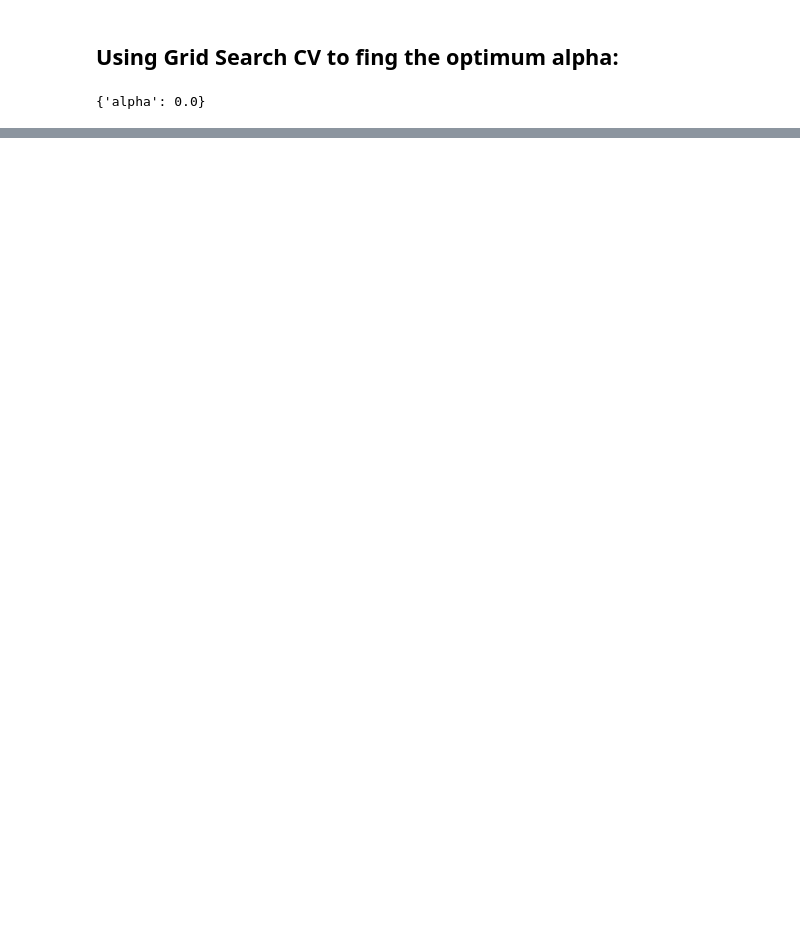
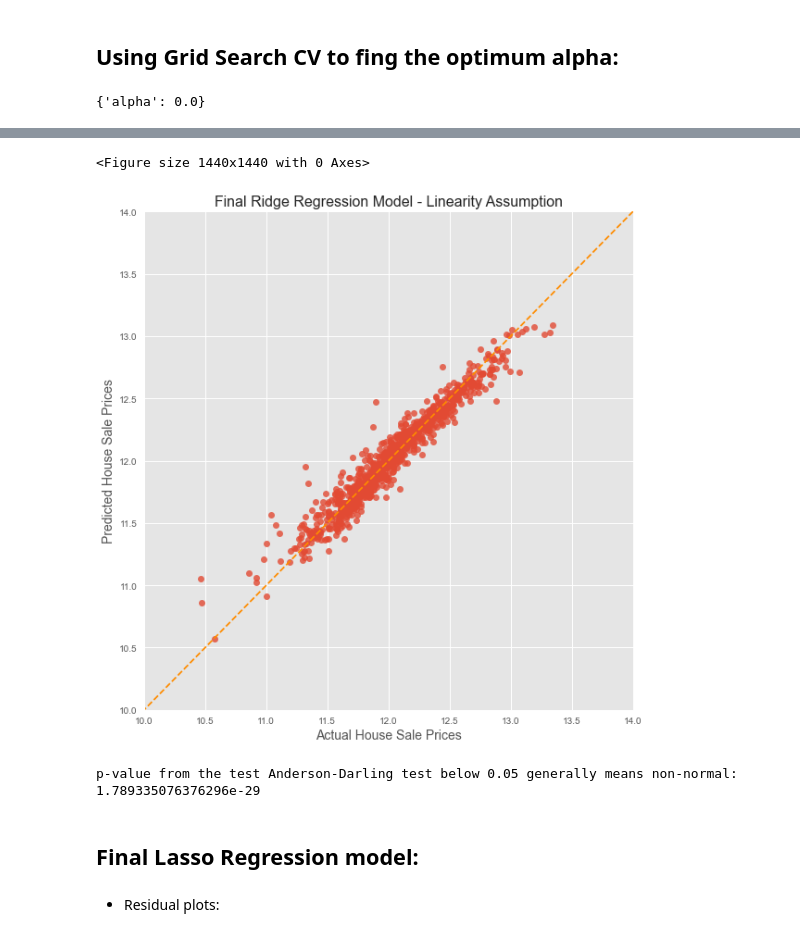
Before and after one commit to suhitasva/ML_Project, a Jupyter notebook: PLR_models.ipynb, the cells around one changed output, grey strips where cells are left out. Cells and saved outputs as stored; diff of their text form; code cells hidden in the pictures; blank space fills up the shorter version.

```diff
--- a/PLR_models.ipynb
+++ b/PLR_models.ipynb
@@ -835,0 +870,44 @@ plt.hist(residuals)
+# %%
+# Creating columns needed for assumption graphs:
+
+ridge_fin = Ridge()
+ridge_fin = ridge_fin1.set_params(alpha=11.12)
+
+trainX['house_sales_pred'] = ridge_fin.predict(trainX_trans)
+trainX['actual_sales'] = np.log(trainY)
+trainX['residual'] = trainX['actual_sales'] - trainX['house_sales_pred']
+# %%
+# Plotting the observed vs predicted values
+
+plt.figure(figsize=(20, 20))
+sns.lmplot(x='actual_sales', y='house_sales_pred', data=trainX, palette="Set2", fit_reg=False, size=8)
+
+# Plotting the diagonal line
+
+line_coords = np.arange(trainX[['actual_sales', 'house_sales_pred']].min().min()-2,
+                        trainX[['actual_sales', 'house_sales_pred']].max().max()+2)
+plt.plot(line_coords, line_coords,  # X and y points
+         color='darkorange', linestyle='--')
+
+# Labeling and graph adjustment
+
+plt.ylabel('Predicted House Sale Prices', fontsize=14)
+plt.xlabel('Actual House Sale Prices', fontsize=14)
+plt.title('Final Ridge Regression Model - Linearity Assumption', fontsize=16)
+plt.xlim(10, 14)
+plt.ylim(10, 14)
+plt.show()
+# %% [output]
+<Figure size 1440x1440 with 0 Axes>
+[figure, added]
+# %%
+# Performing the Anderson- Darling test on the residuals
+
+p_value = normal_ad(trainX['residual'])[1]
+print('p-value from the test Anderson-Darling test below 0.05 generally means non-normal:', p_value)
+# %% [output]
+p-value from the test Anderson-Darling test below 0.05 generally means non-normal: 1.789335076376296e-29
+# %% [markdown]
+## Final Lasso Regression model:
+# %% [markdown]
+- Residual plots:
```
Also changed, not shown: parts of 47 cells of this notebook.
